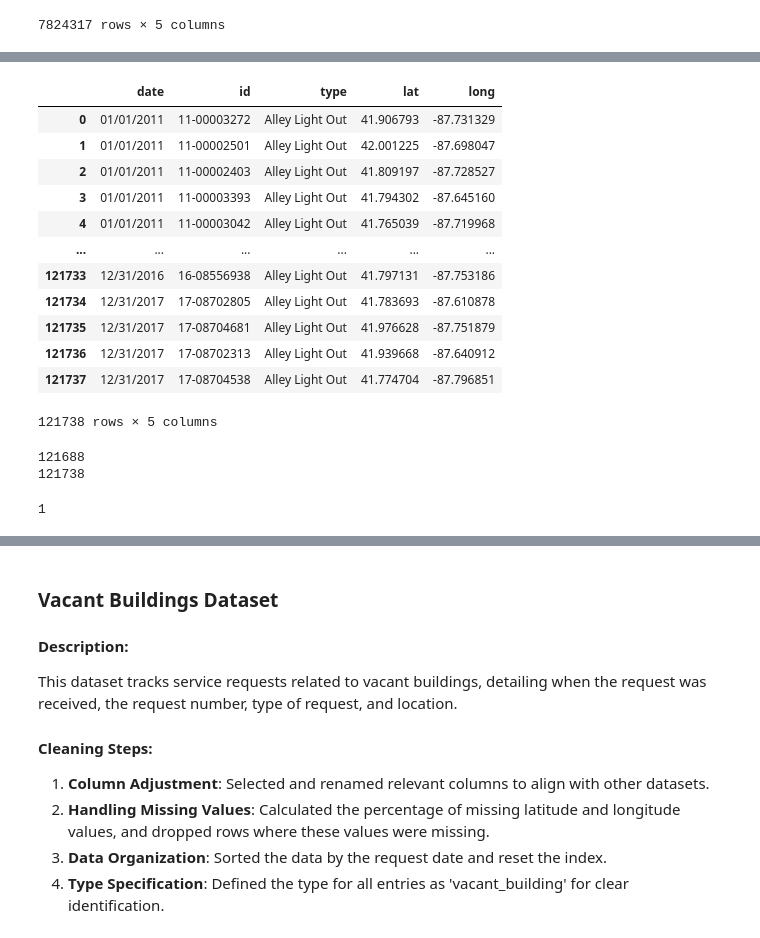
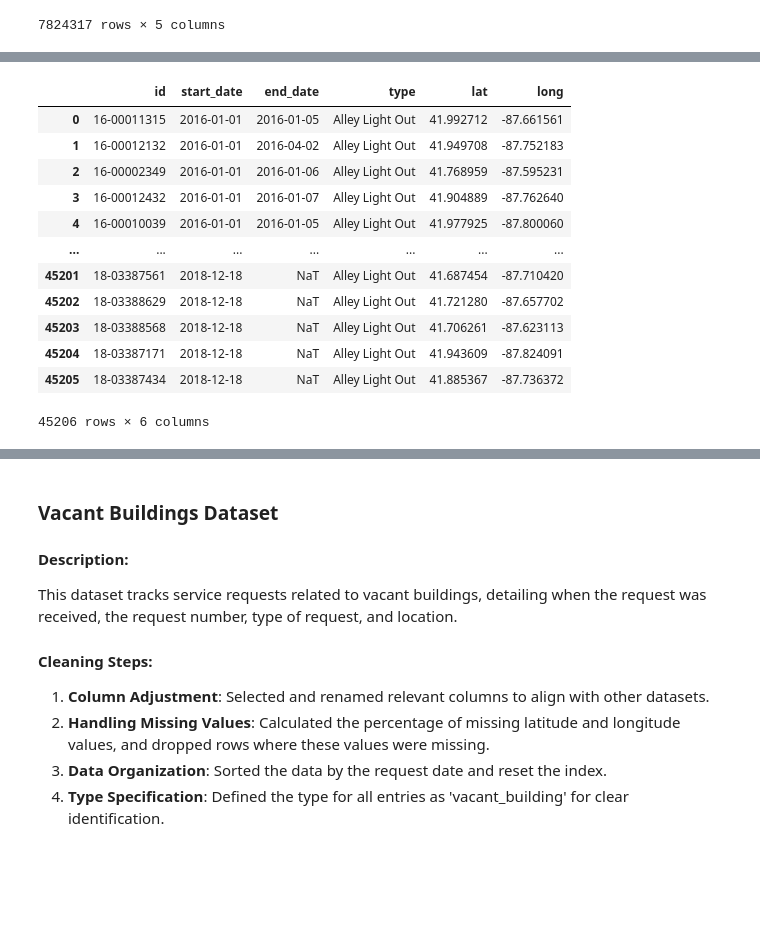
Before and after one commit to evanameyer1/Uncovering-New-Factors-In-Chicago-Crime-through-Regression-Models, a Jupyter notebook: models/notebooks/01_data_cleaning.ipynb, the cells around one changed output, grey strips where cells are left out. Cells and saved outputs as stored; diff of their text form; code cells hidden in the pictures; blank space fills up the shorter version.

```diff
--- a/models/notebooks/01_data_cleaning.ipynb
+++ b/models/notebooks/01_data_cleaning.ipynb
@@ -229,3 +237,0 @@ raw_alleylights.head()
-# %%
-raw_alleylights = raw_alleylights[['Creation Date', 'Service Request Number', 'Type of Service Request', 'Latitude', 'Longitude']]
-raw_alleylights
@@ -246,3 +237,0 @@ raw_alleylights
-# %%
-raw_alleylights.rename(columns={'Creation Date' : 'date', 'Service Request Number' : 'id', 'Type of Service Request' : 'type', 'Latitude': 'lat', 'Longitude' : 'long'}, inplace=True)
-raw_alleylights
@@ -267,3 +237,0 @@ sum(raw_alleylights.lat.isnull()) / len(raw_alleylights)
-# %%
-raw_alleylights.dropna(subset=['lat', 'long'], inplace=True)
-raw_alleylights
@@ -284,30 +238,17 @@ raw_alleylights
-# %%
-raw_alleylights.sort_values(by='date', inplace=True)
-raw_alleylights.reset_index(drop=True, inplace=True)
-raw_alleylights
-# %% [output]
-|  | date | id | type | lat | long |
-| 0 | 01/01/2011 | 11-00003272 | Alley Light Out | 41.906793 | -87.731329 |
-| 1 | 01/01/2011 | 11-00002501 | Alley Light Out | 42.001225 | -87.698047 |
-| 2 | 01/01/2011 | 11-00002403 | Alley Light Out | 41.809197 | -87.728527 |
-| 3 | 01/01/2011 | 11-00003393 | Alley Light Out | 41.794302 | -87.645160 |
-| 4 | 01/01/2011 | 11-00003042 | Alley Light Out | 41.765039 | -87.719968 |
-| ... | ... | ... | ... | ... | ... |
-| 121733 | 12/31/2016 | 16-08556938 | Alley Light Out | 41.797131 | -87.753186 |
-| 121734 | 12/31/2017 | 17-08702805 | Alley Light Out | 41.783693 | -87.610878 |
-| 121735 | 12/31/2017 | 17-08704681 | Alley Light Out | 41.976628 | -87.751879 |
-| 121736 | 12/31/2017 | 17-08702313 | Alley Light Out | 41.939668 | -87.640912 |
-| 121737 | 12/31/2017 | 17-08704538 | Alley Light Out | 41.774704 | -87.796851 |
-121738 rows × 5 columns
-# %%
-print(raw_alleylights.id.nunique())
-print(len(raw_alleylights))
-# %% [output]
-121688
-121738
 # %%
-raw_alleylights = raw_alleylights[raw_alleylights.duplicated() == False]
+raw_alleylights = clean_data(raw_alleylights)
+raw_alleylights
+# %% [output]
+|  | id | start_date | end_date | type | lat | long |
+| 0 | 16-00011315 | 2016-01-01 | 2016-01-05 | Alley Light Out | 41.992712 | -87.661561 |
+| 1 | 16-00012132 | 2016-01-01 | 2016-04-02 | Alley Light Out | 41.949708 | -87.752183 |
+| 2 | 16-00002349 | 2016-01-01 | 2016-01-06 | Alley Light Out | 41.768959 | -87.595231 |
+| 3 | 16-00012432 | 2016-01-01 | 2016-01-07 | Alley Light Out | 41.904889 | -87.762640 |
+| 4 | 16-00010039 | 2016-01-01 | 2016-01-05 | Alley Light Out | 41.977925 | -87.800060 |
+| ... | ... | ... | ... | ... | ... | ... |
+| 45201 | 18-03387561 | 2018-12-18 | NaT | Alley Light Out | 41.687454 | -87.710420 |
+| 45202 | 18-03388629 | 2018-12-18 | NaT | Alley Light Out | 41.721280 | -87.657702 |
+| 45203 | 18-03388568 | 2018-12-18 | NaT | Alley Light Out | 41.706261 | -87.623113 |
+| 45204 | 18-03387171 | 2018-12-18 | NaT | Alley Light Out | 41.943609 | -87.824091 |
+| 45205 | 18-03387434 | 2018-12-18 | NaT | Alley Light Out | 41.885367 | -87.736372 |
+45206 rows × 6 columns
-# %%
-raw_alleylights.type.nunique()
-# %% [output]
-1
```
Also changed, not shown: parts of 30 cells of this notebook, 4 other files.
